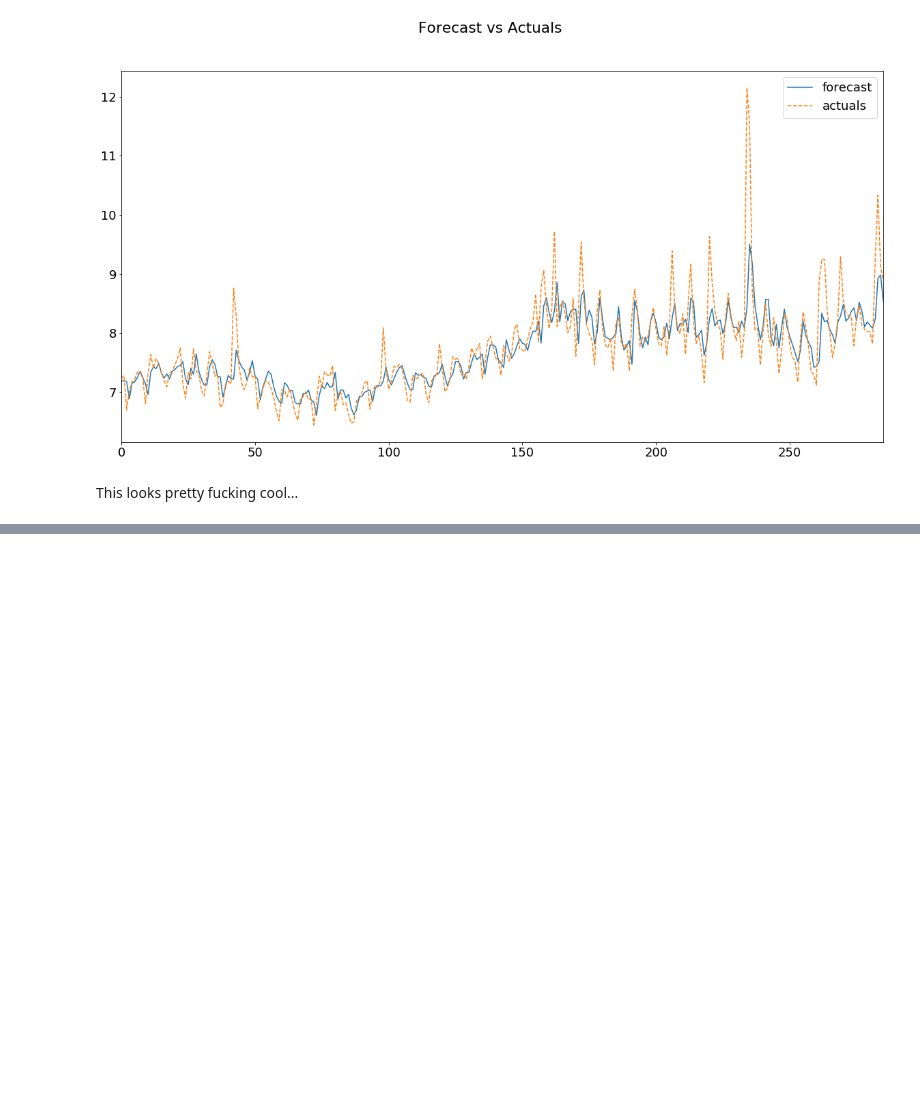
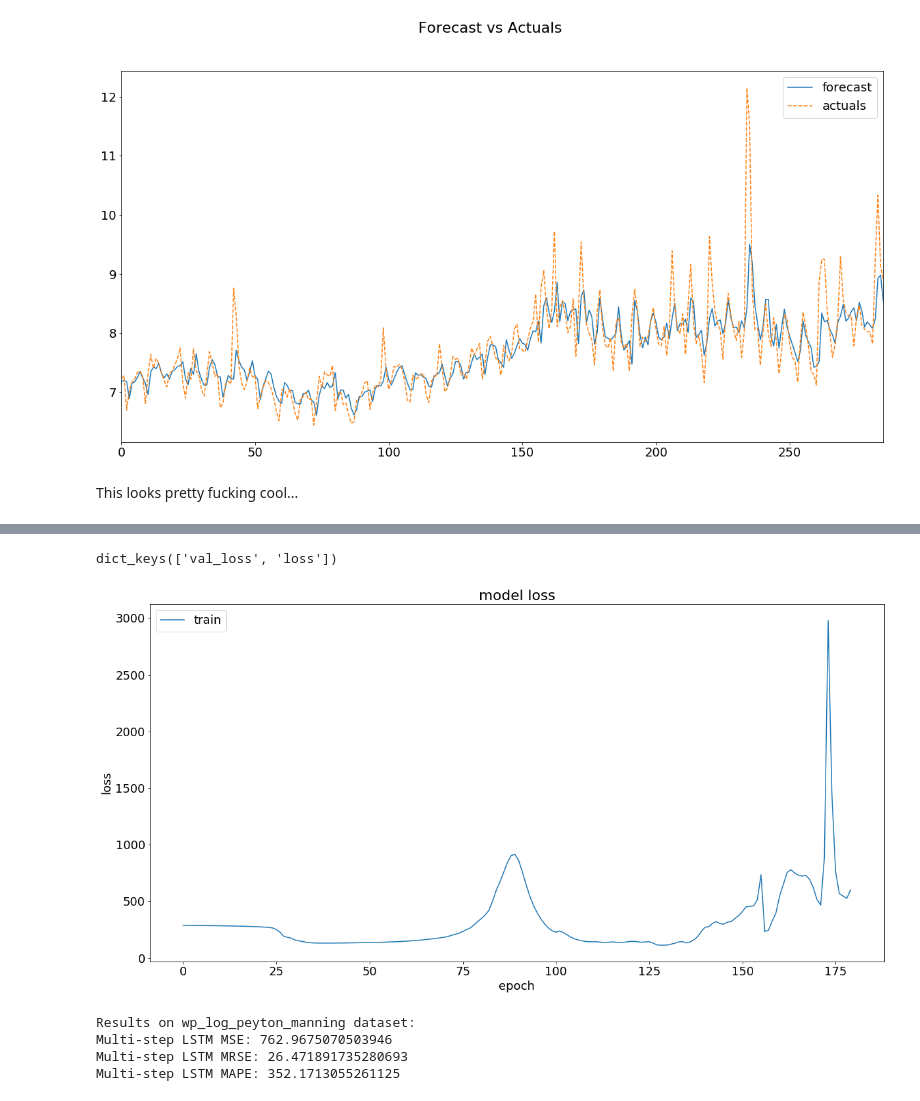
Before and after one commit to DarioBernardo/notebooks, a Jupyter notebook: can_xgboost_predict_time_series.ipynb, the cells around one changed output, grey strips where cells are left out. Cells and saved outputs as stored; diff of their text form; code cells hidden in the pictures; blank space fills up the shorter version.

```diff
--- a/can_xgboost_predict_time_series.ipynb
+++ b/can_xgboost_predict_time_series.ipynb
@@ -474,0 +552,2 @@ This looks pretty fucking cool...
+# %%
+X, y = split_multivariate_sequence(multivariate_df.values, 50)
@@ -474,0 +559,2 @@ This looks pretty fucking cool...
+# %%
+X_train, X_test, y_train, y_test = train_test_split(X, y, test_size=0.1, shuffle=False)
@@ -474,0 +567,7 @@ This looks pretty fucking cool...
+# %%
+# define model
+model = Sequential()
+model.add(LSTM(50, activation='relu', return_sequences=True, input_shape=(X_train.shape[1], X_train.shape[2])))
+model.add(LSTM(50, activation='relu'))
+model.add(Dense(1))
+model.compile(optimizer='adam', loss='mse')
@@ -474,0 +576,2 @@ This looks pretty fucking cool...
+# %%
+history = model.fit(X_train, y_train, shuffle=False, epochs=180)
@@ -474,0 +596,15 @@ This looks pretty fucking cool...
+# %%
+print(history.history.keys())
+# %% [output]
+dict_keys(['val_loss', 'loss'])
+# %%
+# summarize history for loss
+pyplot.plot(history.history['loss'])
+# pyplot.plot(history.history['val_loss'])
+pyplot.title('model loss')
+pyplot.ylabel('loss')
+pyplot.xlabel('epoch')
+pyplot.legend(['train'], loc='upper left')
+pyplot.show()
+# %% [output]
+[figure, added]
@@ -474,0 +613,13 @@ This looks pretty fucking cool...
+# %%
+mse_lstm = metrics.mean_squared_error(y_true=y_test, y_pred=lstm_predictions.ravel())
+mrse_lstm = metrics.mean_absolute_error(y_true=y_test, y_pred=lstm_predictions.ravel())
+mape_lstm = mean_absolute_percentage_error(y_true=y_test, y_pred=lstm_predictions.ravel())
+print("Results on wp_log_peyton_manning dataset: ")
+print(f"Multi-step LSTM MSE: {mse_lstm}")
+print(f"Multi-step LSTM MRSE: {mrse_lstm}")
+print(f"Multi-step LSTM MAPE: {mape_lstm}")
+# %% [output]
+Results on wp_log_peyton_manning dataset:
+Multi-step LSTM MSE: 762.9675070503946
+Multi-step LSTM MRSE: 26.471891735280693
+Multi-step LSTM MAPE: 352.1713055261125
```
Also changed, not shown: parts of 27 cells of this notebook.
